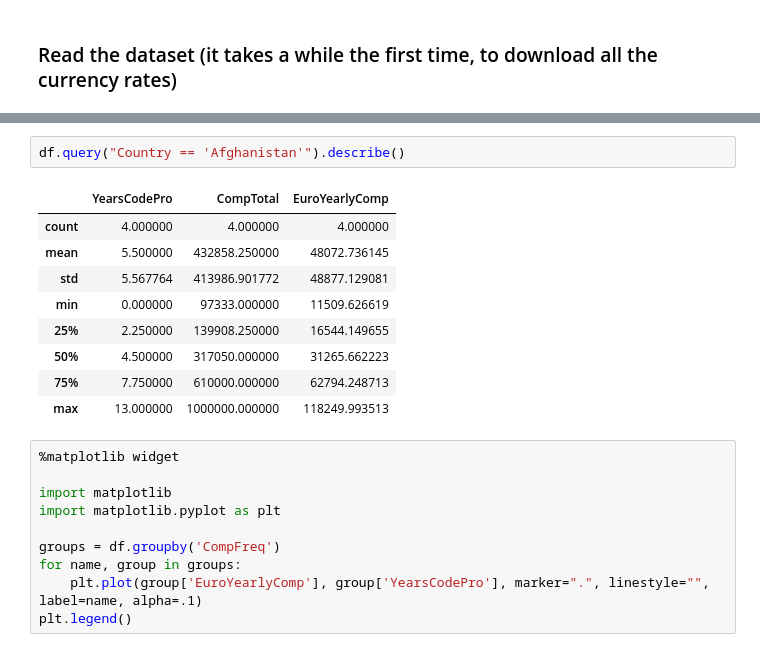
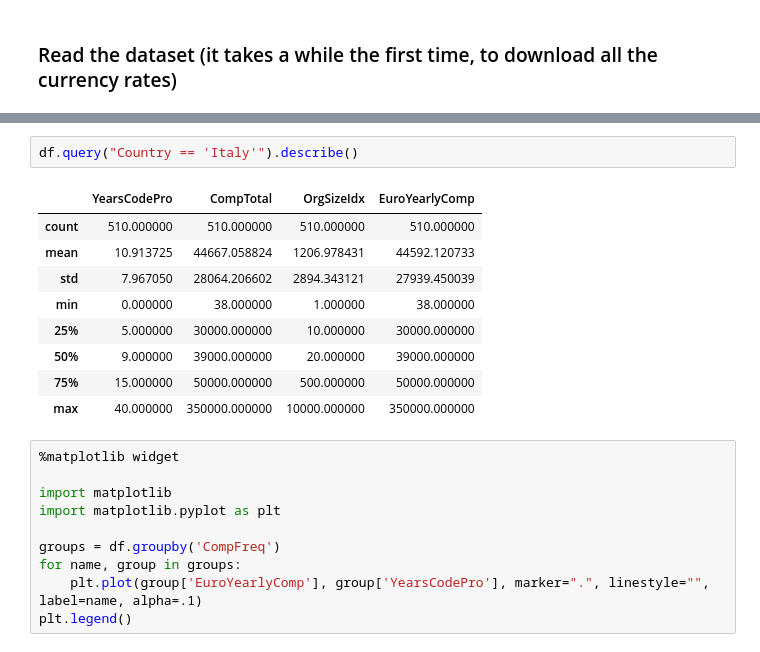
Before and after one commit to gvisco/stacco-data, a Jupyter notebook: notebooks/Stacco-data.ipynb, the cells around one changed output, grey strips where cells are left out. Drawn from its saved outputs; the diff is of its cells as text.

```diff
--- a/notebooks/Stacco-data.ipynb
+++ b/notebooks/Stacco-data.ipynb
@@ -105,15 +90,15 @@ New currency: amd (586.628994)
 # %%
-df.query("Country == 'Afghanistan'").describe()
+df.query("Country == 'Italy'").describe()
 # %% [output]
-|  | YearsCodePro | CompTotal | EuroYearlyComp |
-| count | 4.000000 | 4.000000 | 4.000000 |
-| mean | 5.500000 | 432858.250000 | 48072.736145 |
-| std | 5.567764 | 413986.901772 | 48877.129081 |
-| min | 0.000000 | 97333.000000 | 11509.626619 |
-| 25% | 2.250000 | 139908.250000 | 16544.149655 |
-| 50% | 4.500000 | 317050.000000 | 31265.662223 |
-| 75% | 7.750000 | 610000.000000 | 62794.248713 |
-| max | 13.000000 | 1000000.000000 | 118249.993513 |
+|  | YearsCodePro | CompTotal | OrgSizeIdx | EuroYearlyComp |
+| count | 510.000000 | 510.000000 | 510.000000 | 510.000000 |
+| mean | 10.913725 | 44667.058824 | 1206.978431 | 44592.120733 |
+| std | 7.967050 | 28064.206602 | 2894.343121 | 27939.450039 |
+| min | 0.000000 | 38.000000 | 1.000000 | 38.000000 |
+| 25% | 5.000000 | 30000.000000 | 10.000000 | 30000.000000 |
+| 50% | 9.000000 | 39000.000000 | 20.000000 | 39000.000000 |
+| 75% | 15.000000 | 50000.000000 | 500.000000 | 50000.000000 |
+| max | 40.000000 | 350000.000000 | 10000.000000 | 350000.000000 |
 # %%
 %matplotlib widget
 
```
Also changed, not shown: parts of 6 cells of this notebook.
